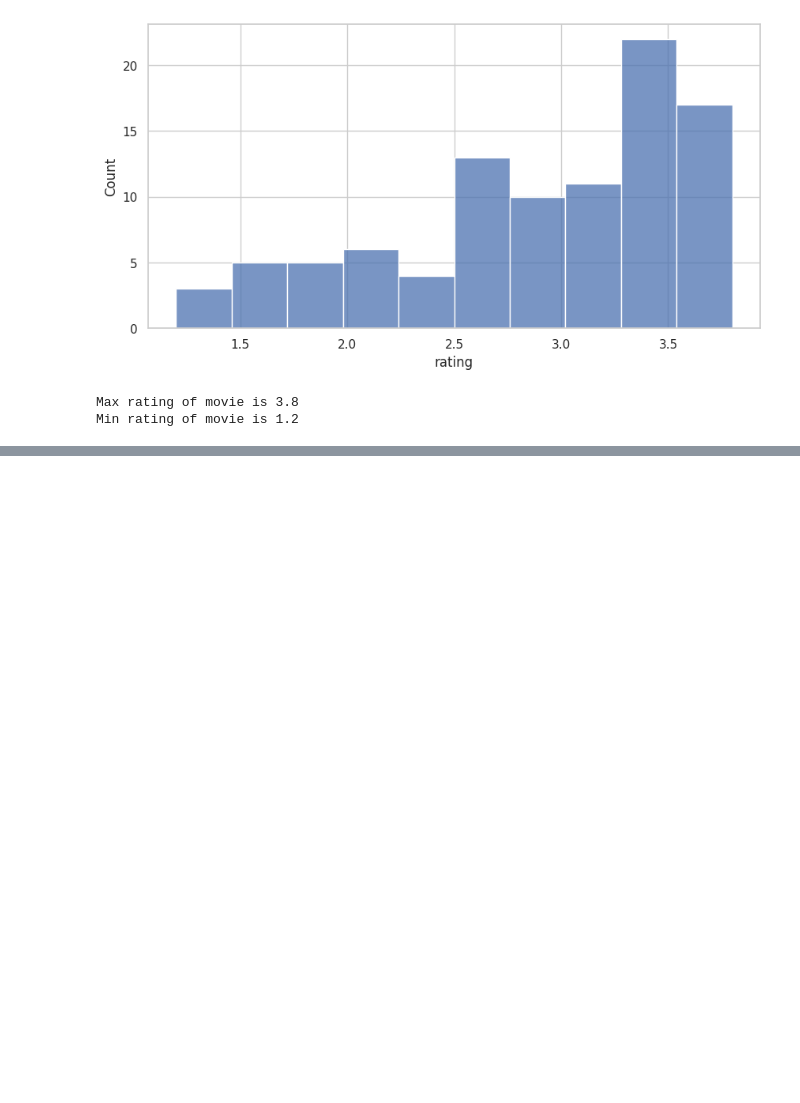
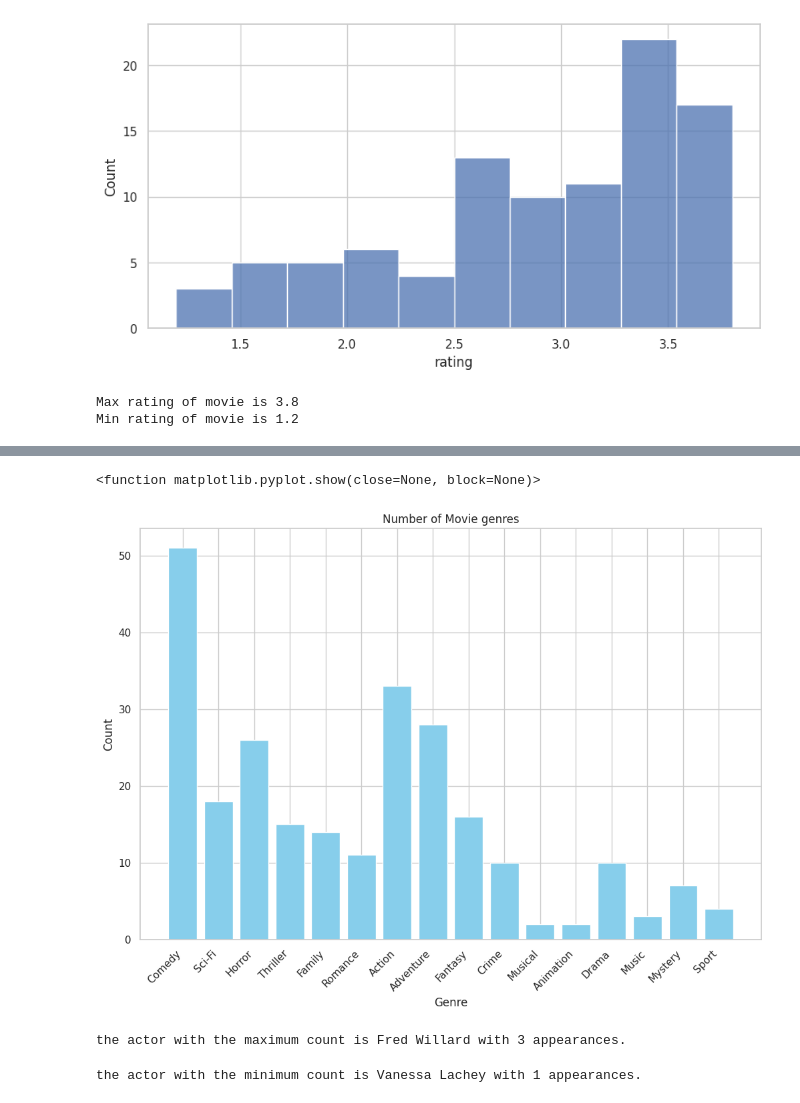
Before and after one commit to fishitmo/Takeobds, a Jupyter notebook: Takeo_Assignment_EDA_IMDb_low_ranked_movies.ipynb, the cells around one changed output, grey strips where cells are left out. Drawn from its saved outputs; the diff is of its cells as text; code cells hidden in the pictures; blank space fills up the shorter version.

```diff
--- a/Takeo_Assignment_EDA_IMDb_low_ranked_movies.ipynb
+++ b/Takeo_Assignment_EDA_IMDb_low_ranked_movies.ipynb
@@ -298,0 +383,7 @@ Min rating of movie is 1.2
+# %%
+genre_count_dict = defaultdict(int)
+
+for i in df['genre']:
+  genres = ast.literal_eval(i)
+  for genre in genres:
+    genre_count_dict[genre]+=1
@@ -298,0 +410,12 @@ Min rating of movie is 1.2
+# %%
+genres, counts = zip(*genre_count_dict.items())
+plt.figure(figsize=(12,8))
+plt.bar(genres,counts, color = 'skyblue')
+plt.title('Number of Movie genres')
+plt.xlabel('Genre')
+plt.ylabel('Count')
+plt.xticks(rotation= 45, ha= 'right')
+plt.show
+# %% [output]
+<function matplotlib.pyplot.show(close=None, block=None)>
+[figure, added]
@@ -298,0 +430,10 @@ Min rating of movie is 1.2
+# %%
+max_actor , max_count = max(actor_count_dict.items(), key= lambda x:x[1])
+print(f'the actor with the maximum count is {max_actor} with {max_count} appearances.')
+# %% [output]
+the actor with the maximum count is Fred Willard with 3 appearances.
+# %%
+min_actor , min_count = min(actor_count_dict.items(), key= lambda x:x[1])
+print(f'the actor with the minimum count is {min_actor} with {min_count} appearances.')
+# %% [output]
+the actor with the minimum count is Vanessa Lachey with 1 appearances.
```
Also changed, not shown: parts of 16 cells of this notebook.
